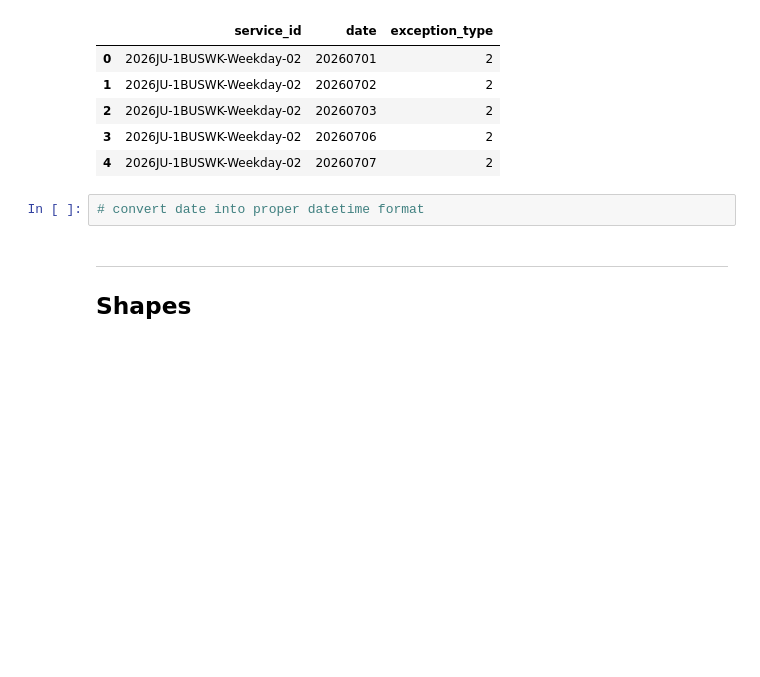
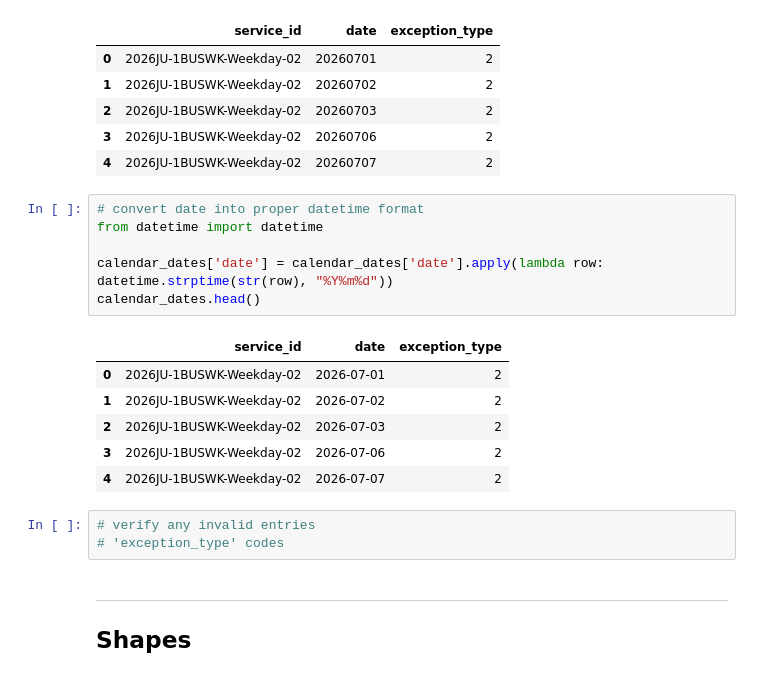
Before and after one commit to Mathemusician1729/Calgary-Transit-Intelligence-Engine, a Jupyter notebook: gtfs_static.ipynb, the cells around one changed output. Cells and saved outputs as stored; diff of their text form; blank space fills up the shorter version.

```diff
--- a/main.ipynb
+++ b/gtfs_static.ipynb
@@ -352,6 +403,20 @@ dtype: int64
 | 4 | 2026JU-1BUSWK-Weekday-02 | 20260707 | 2 |
 # %%
 # convert date into proper datetime format
+from datetime import datetime
+
+calendar_dates['date'] = calendar_dates['date'].apply(lambda row: datetime.strptime(str(row), "%Y%m%d"))
+calendar_dates.head()
+# %% [output]
+|  | service_id | date | exception_type |
+| 0 | 2026JU-1BUSWK-Weekday-02 | 2026-07-01 | 2 |
+| 1 | 2026JU-1BUSWK-Weekday-02 | 2026-07-02 | 2 |
+| 2 | 2026JU-1BUSWK-Weekday-02 | 2026-07-03 | 2 |
+| 3 | 2026JU-1BUSWK-Weekday-02 | 2026-07-06 | 2 |
+| 4 | 2026JU-1BUSWK-Weekday-02 | 2026-07-07 | 2 |
+# %%
+# verify any invalid entries
+# 'exception_type' codes
 # %% [markdown]
 ---
 
```
Also changed, not shown: parts of 13 cells of this notebook.
